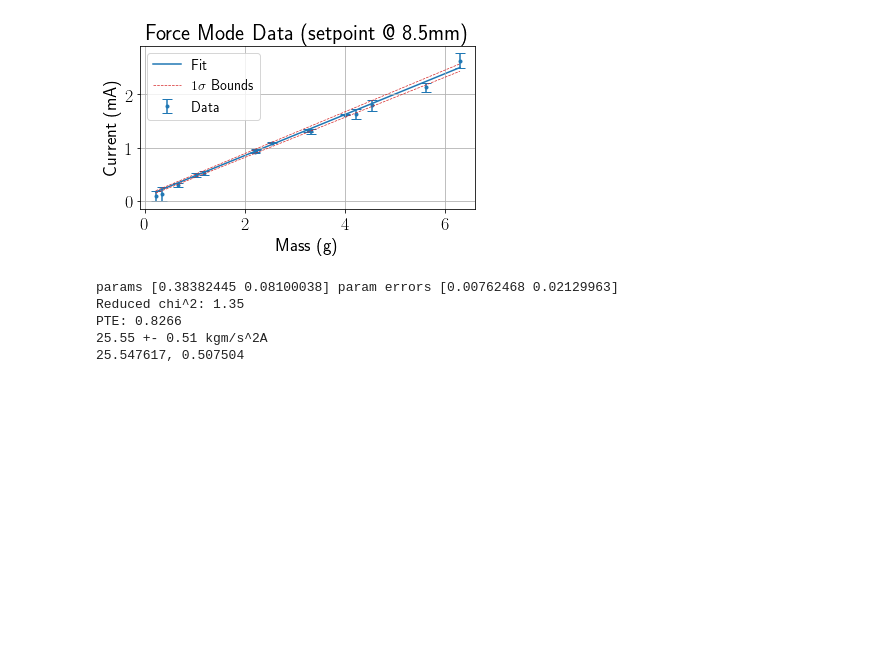
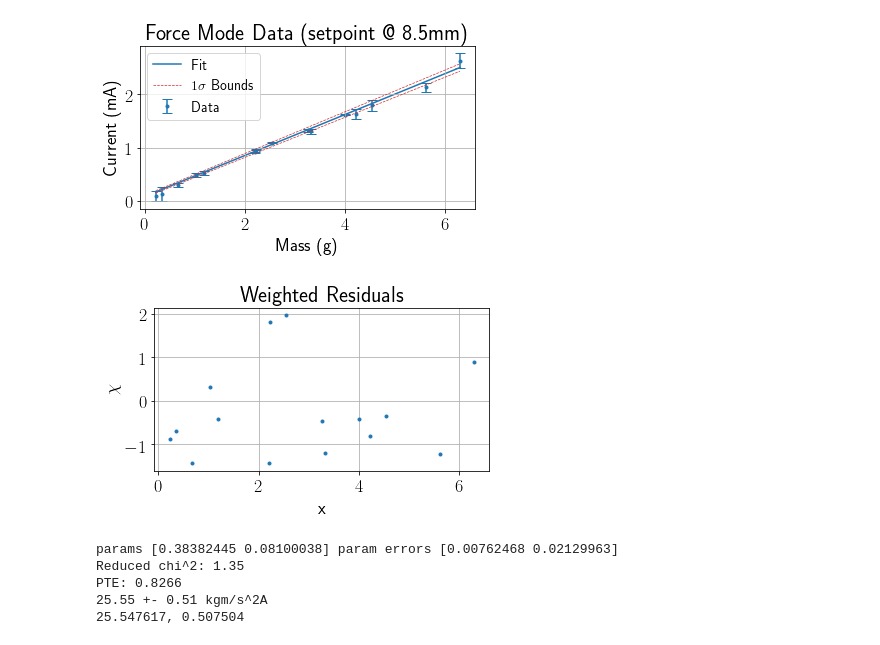
Before and after one commit to miclaraia/mxp-project, a Jupyter notebook: notebooks/20190507-final-paper.ipynb, the cells around one changed output. Saved outputs shown, nothing was run; the diff lists cells and outputs as text; code cells hidden in the pictures; blank space fills up the shorter version.

```diff
--- a/notebooks/20190507-final-paper.ipynb
+++ b/notebooks/20190507-final-paper.ipynb
@@ -22,33 +22,39 @@ fm = ForceMode('data/20190502-force-data.csv')
 # fm.raw_data.columns
 
 # fig = plt.figure(figsize=(12,4))
 # fm.process()
 # fm.plot(fig)
 # plt.show()
 # fm
 
 fm.process()
 # print(fm.I.value, fm.I.err)
 bl = fm.get_BL()
 bl.value, bl.err
 
 fig = plt.figure(figsize=(6,3))
 ax = fig.add_subplot(111)
 fm.analysis.plot(ax)
 
 ax.set_xlabel('Mass (g)')
 ax.set_ylabel('Current (mA)')
 ax.set_title('Force Mode Data (setpoint @ 8.5mm)')
 ax.legend(fontsize=14)
 # ax.text(5, -1.5, 'Measured BL: $24.32336\\pm7\\times 10^{-5}$ $\\mathrm{(gm/s^2A)}$')
 plt.show()
 
+fig = plt.figure(figsize=(6,3))
+ax = fig.add_subplot(111)
+fm.analysis.plot_chi(ax)
+plt.show()
+
 print(fm.analysis)
 print(fm.get_BL())
 bl = fm.get_BL()
 print('{:.6f}, {:.6f}'.format(bl.value, bl.err))
 # %% [output]
 [figure]
+[figure, added]
 params [0.38382445 0.08100038] param errors [0.00762468 0.02129963]
 Reduced chi^2: 1.35
 PTE: 0.8266
```
Also changed, not shown: parts of 11 cells of this notebook, 13 other files.
